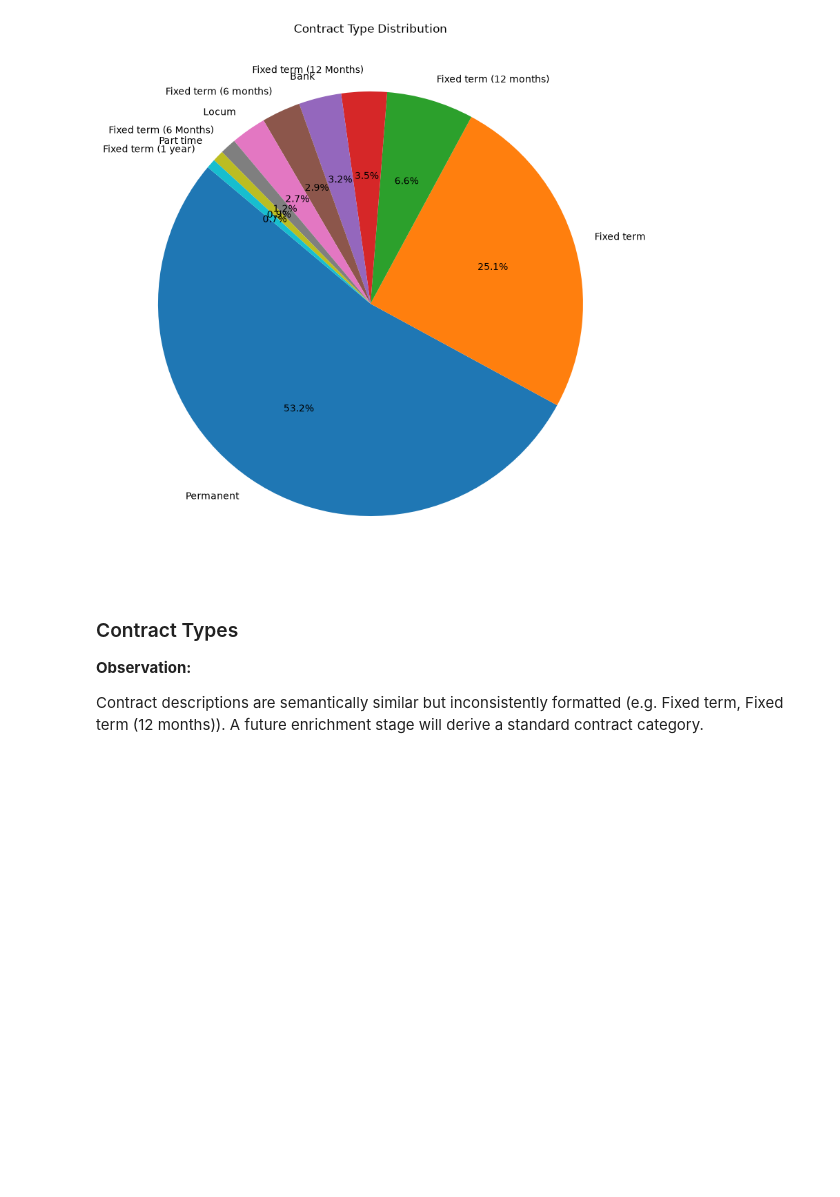
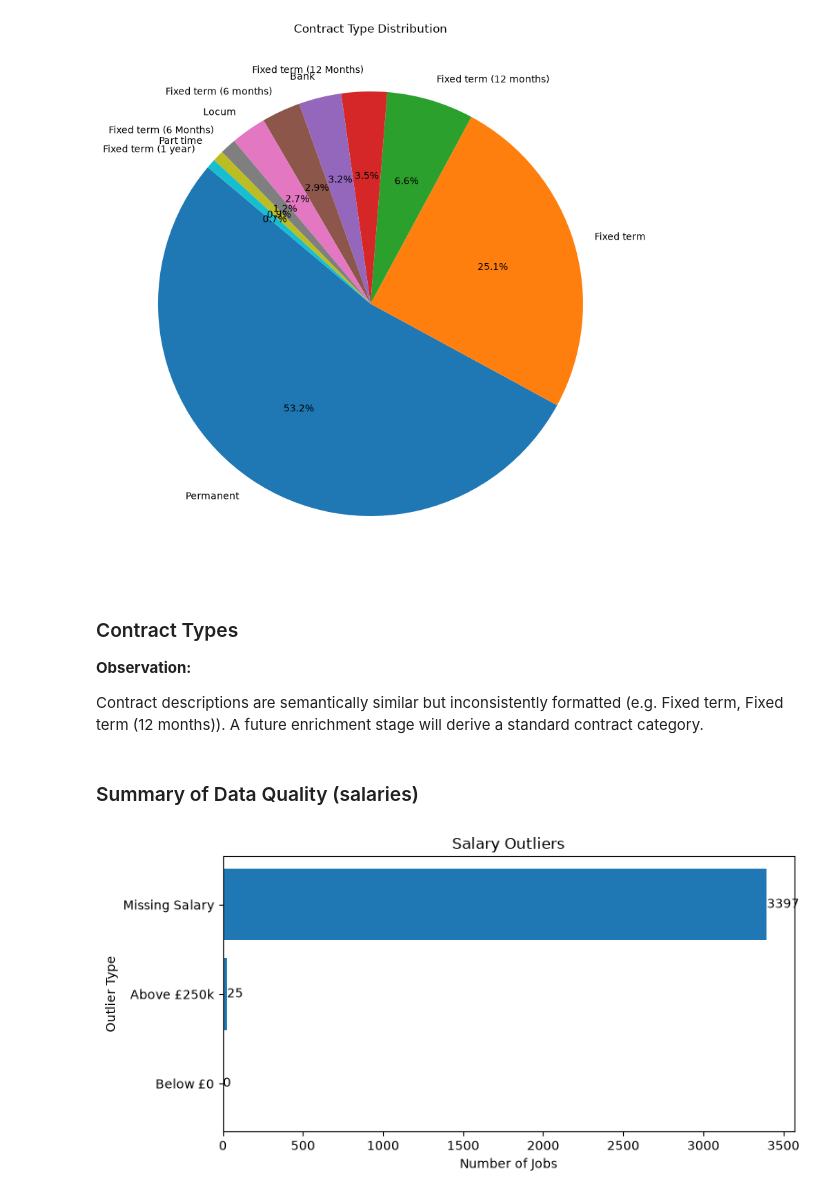
Before and after one commit to Mikeecee1/Career-Intelligence-Platform, a Jupyter notebook: notebooks/03_visualisations.ipynb, the cells around one changed output. Saved outputs shown, nothing was run; the diff lists cells and outputs as text; code cells hidden in the pictures; blank space fills up the shorter version.

Commit message:
completed analytics visuals and added engineering findings

```diff
--- a/notebooks/03_visualisations.ipynb
+++ b/notebooks/03_visualisations.ipynb
@@ -174,3 +172,34 @@ plt.show()
 **Observation:**
 
 Contract descriptions are semantically similar but inconsistently formatted (e.g. Fixed term, Fixed term (12 months)). A future enrichment stage will derive a standard contract category.
+# %% [markdown]
+### Summary of Data Quality (salaries)
+# %%
+# bar chart for salary outliers (flipped axis)
+outliers = salary_outliers()
+
+keys = ["below_minimum", "above_maximum", "missing_salary"]
+labels = ["Below £0", "Above £250k", "Missing Salary"]
+values = [outliers[k]["jobs"] for k in keys]
+
+plt.figure(figsize=(8, 4))
+bars = plt.barh(labels, values)
+
+plt.title("Salary Outliers")
+plt.xlabel("Number of Jobs")
+plt.ylabel("Outlier Type")
+
+# Optional value labels on bars
+for bar, v in zip(bars, values):
+    plt.text(
+        bar.get_width(),
+        bar.get_y() + bar.get_height() / 2,
+        str(v),
+        va="center",
+        ha="left",
+    )
+
+plt.tight_layout()
+plt.show()
+# %% [output]
+[figure, added]
```
Also changed, not shown: parts of 1 cell of this notebook, 1 other file.
